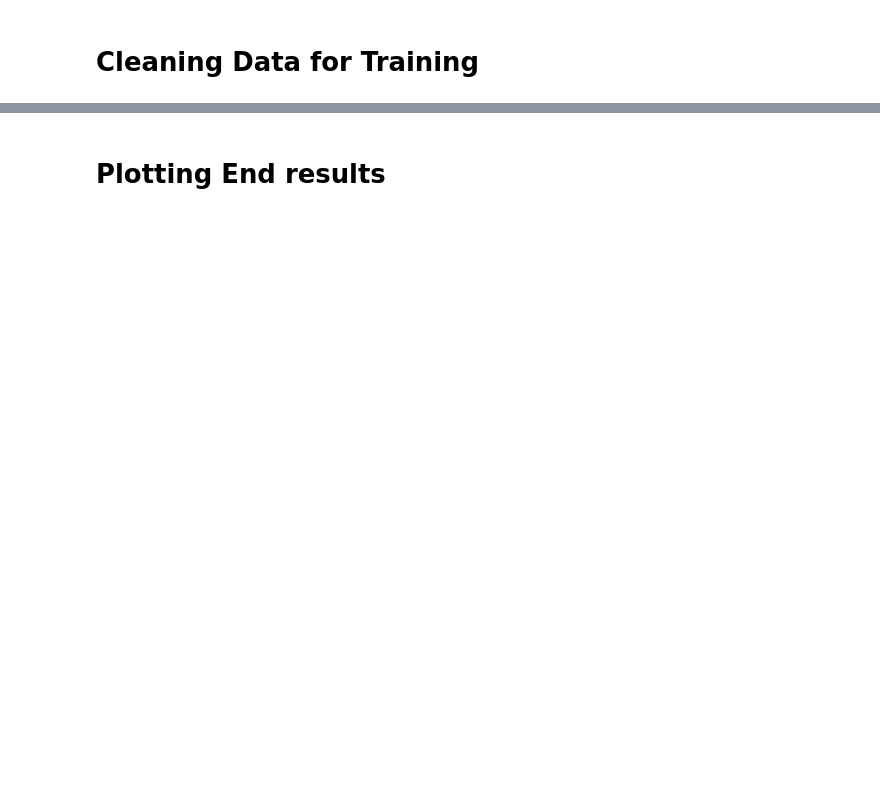
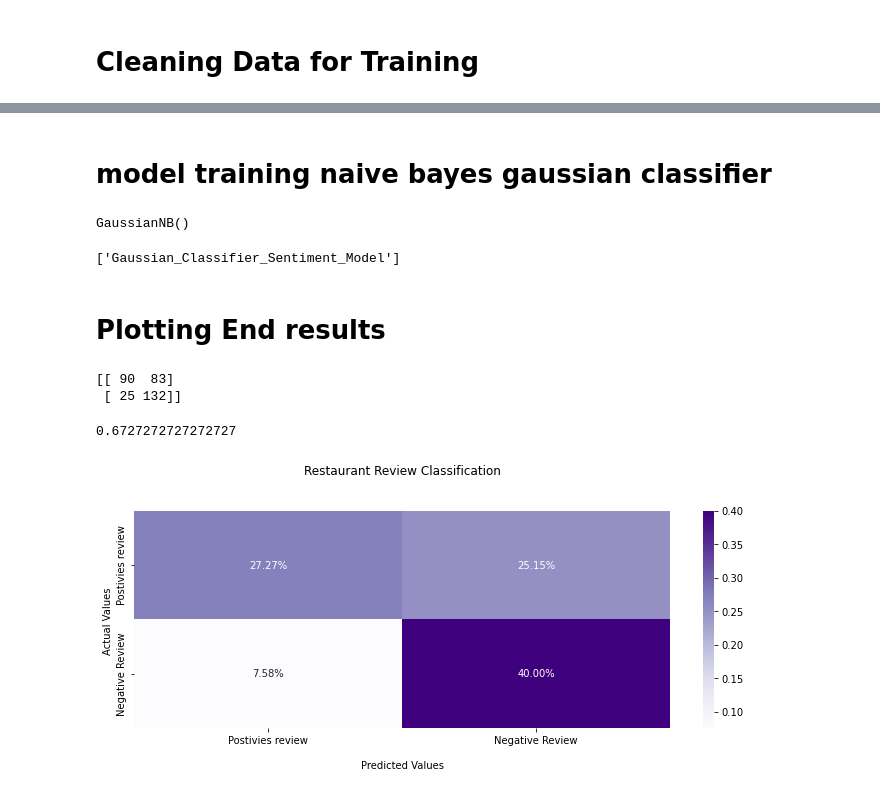
Before and after one commit to rupesh0402/SentimentAnalysis, a Jupyter notebook: sentiment_analysis_NaiveBayes.ipynb, the cells around one changed output, grey strips where cells are left out. Drawn from its saved outputs; the diff is of its cells as text; code cells hidden in the pictures; blank space fills up the shorter version.

```diff
--- a/sentiment_analysis_NaiveBayes.ipynb
+++ b/sentiment_analysis_NaiveBayes.ipynb
@@ -12,0 +102,6 @@
+# %%
+from sklearn.feature_extraction.text import CountVectorizer
+cv = CountVectorizer(max_features = 1420)
+
+X = cv.fit_transform(corpus).toarray()
+y = data_set.iloc[:, -1].values
@@ -12,0 +115,3 @@
+# %%
+from sklearn.model_selection import train_test_split
+X_train, X_test, y_train, y_test = train_test_split(X, y, test_size = 0.33, random_state = 42)
@@ -13,2 +126,44 @@
+# %% [markdown]
+# model training naive bayes gaussian classifier
+# %%
+from sklearn.naive_bayes import GaussianNB
+classifier = GaussianNB()
+classifier.fit(X_train, y_train)
+# %% [output]
+GaussianNB()
+# %%
+# storing the trained NB Classifier to later use in prediction
+joblib.dump(classifier, 'Gaussian_Classifier_Sentiment_Model')
+# %% [output]
+['Gaussian_Classifier_Sentiment_Model']
 # %% [markdown]
 # Plotting End results
+# %%
+# values after passing the data through the classifier
+y_pred = classifier.predict(X_test)
+
+#confusion matrix gives the count of true positives, true negatives and false positives, false negatives
+
+from sklearn.metrics import confusion_matrix, accuracy_score
+cm = confusion_matrix(y_test, y_pred)
+print(cm)
+
+accuracy_score(y_test, y_pred)
+# %% [output]
+[[ 90  83]
+ [ 25 132]]
+0.6727272727272727
+# %%
+plt.figure(figsize=(12, 4))
+ax = sns.heatmap(cm/np.sum(cm), annot=True,
+fmt='.2%', cmap='Purples')
+ax.set_title('Restaurant Review Classification\n\n');
+ax.set_xlabel('\nPredicted Values')
+ax.set_ylabel('Actual Values ');
+## Ticket labels - List must be in alphabetical order
+ax.xaxis.set_ticklabels(['Postivies review','Negative Review'])
+ax.yaxis.set_ticklabels(['Postivies review','Negative Review'])
+## Display the visualization of the Confusion Matrix.
+plt.show()
+# %% [output]
+[figure, added]
```
Also changed, not shown: parts of 14 cells of this notebook.
